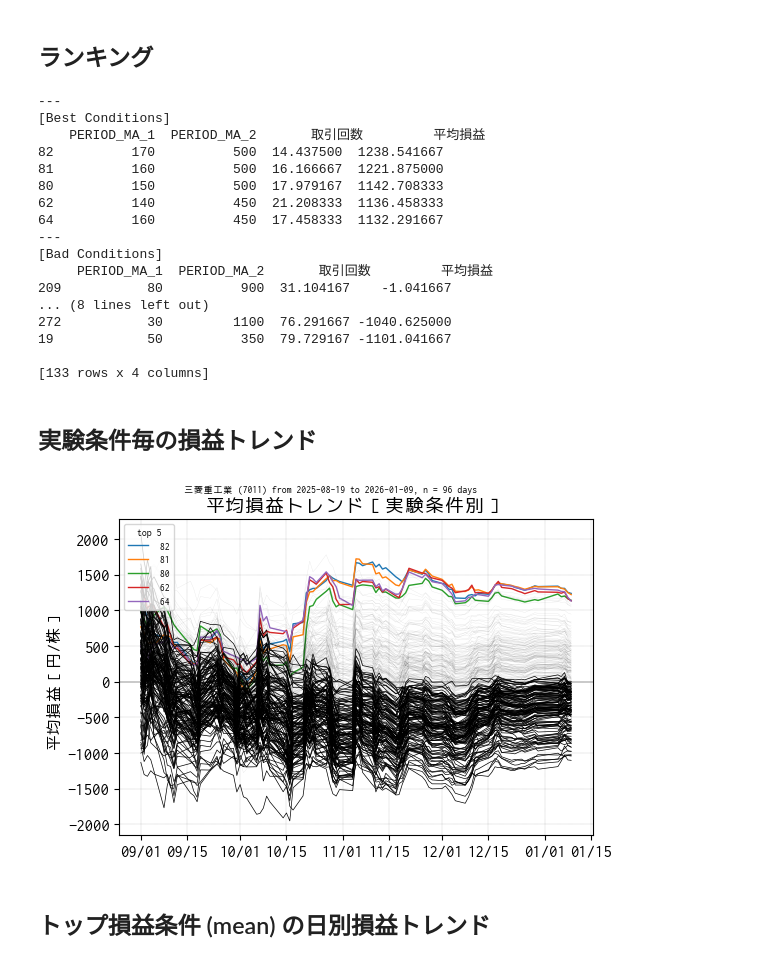
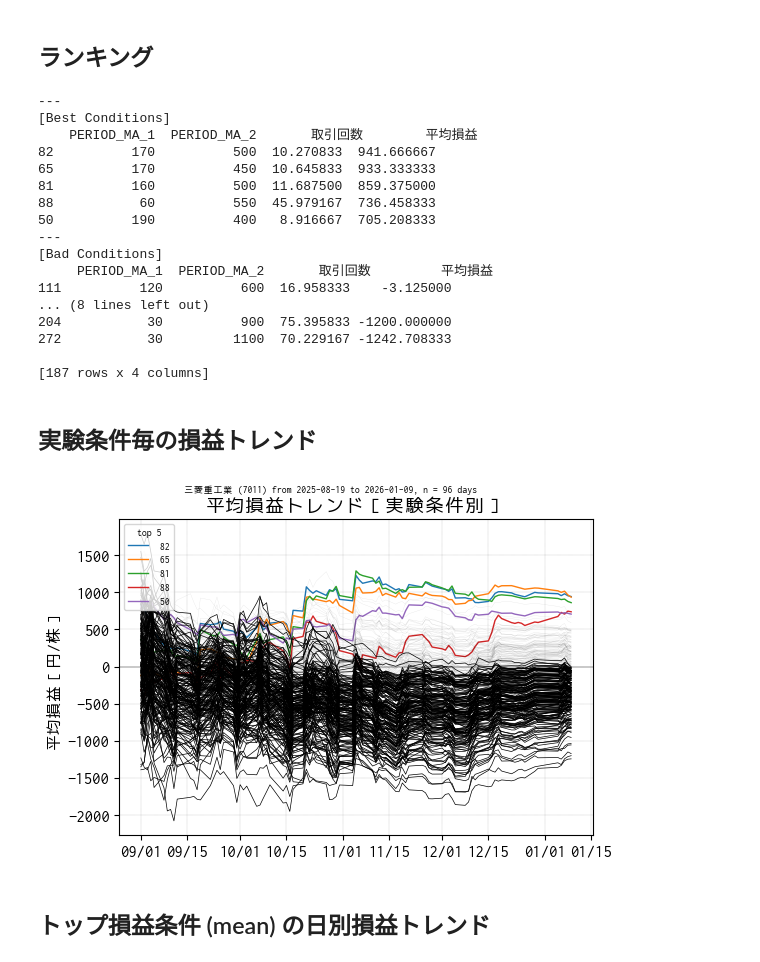
Before and after one commit to bitwalk123/kabuto, a Jupyter notebook: jupyter/sample_044_base_analysis.ipynb, the cells around one changed output. Cells and saved outputs as stored; diff of their text form; code cells hidden in the pictures.

```diff
--- a/jupyter/sample_044_base_analysis.ipynb
+++ b/jupyter/sample_044_base_analysis.ipynb
@@ -45,7 +45,7 @@ def get_date_from_file(file: str) -> pd.Timestamp:
 # %% [markdown]
 ## CSV ファイル一覧の取得
 # %%
-name_doe = "doe-10c"  # 実験計画名（フォルダ名）
+name_doe = "doe-10"  # 実験計画名（フォルダ名）
 name_code = "7011"  # 銘柄コード
 # name_code = "8306"  # 銘柄コード
 dict_code = get_ticker_name_list([name_code])
@@ -64,11 +64,13 @@ print(f"# of tick files : {n_day}")
 file_last = list_file[-1]
 pattern_date = re.compile(r".+_(\d{4})(\d{2})(\d{2})\..+")
 if m := pattern_date.match(file_last):
-    date_dir = os.path.join("..", "output", name_doe, f"y{m.group(1)}", m.group(2))
-    date_str = os.path.join(date_dir, m.group(3))
+    date_dir = os.path.join(
+        "..", "output", name_doe, f"y{m.group(1)}", m.group(2), m.group(3)
+    )
+    date_str = date_dir
 else:
-    date_dir = os.path.join("..", "output", name_doe, "y0000", "00")
-    date_str = os.path.join(date_dir, "00")
+    date_dir = os.path.join("..", "output", name_doe, "y0000", "00", "00")
+    date_str = date_dir
 os.makedirs(date_dir, exist_ok=True)
 print(f"\n日付文字列 : {date_str}")
 # %% [output]
@@ -113,7 +115,7 @@ styled = (
     .set_table_attributes('class="simple"')
 )
 html = styled.to_html()
-output = f"{date_str}_{name_code}_latest_single.html"
+output = os.path.join(date_str, f"{name_code}_latest_single.html")
 with open(output, "w", encoding="utf-8") as f:
     f.write(html)
 
@@ -293,7 +295,7 @@ styled = (
 )
 
 html = styled.to_html()
-output = f"{date_str}_{name_code}_summary.html"
+output = os.path.join(date_str, f"{name_code}_summary.html")
 with open(output, "w", encoding="utf-8") as f:
     f.write(html)
 # %% [output]
@@ -448,7 +450,7 @@ styled = (
     .set_table_attributes('class="simple"')
 )
 html = styled.to_html()
-output = f"{date_str}_{name_code}_best.html"
+output = os.path.join(date_str, f"{name_code}_best.html")
 with open(output, "w", encoding="utf-8") as f:
     f.write(html)
 
@@ -467,21 +469,21 @@ print(df_negative)
 # %% [output]
 ---
 [Best Conditions]
-    PERIOD_MA_1  PERIOD_MA_2       取引回数         平均損益
-82          170          500  14.437500  1238.541667
-81          160          500  16.166667  1221.875000
-80          150          500  17.979167  1142.708333
-62          140          450  21.208333  1136.458333
-64          160          450  17.458333  1132.291667
+    PERIOD_MA_1  PERIOD_MA_2       取引回数        平均損益
+82          170          500  10.270833  941.666667
+65          170          450  10.645833  933.333333
+81          160          500  11.687500  859.375000
+88           60          550  45.979167  736.458333
+50          190          400   8.916667  705.208333
 ---
 [Bad Conditions]
      PERIOD_MA_1  PERIOD_MA_2       取引回数         平均損益
-209           80          900  31.104167    -1.041667
+111          120          600  16.958333    -3.125000
 ... (8 lines left out)
-272           30         1100  76.291667 -1040.625000
-19            50          350  79.729167 -1101.041667
+204           30          900  75.395833 -1200.000000
+272           30         1100  70.229167 -1242.708333
 
-[133 rows x 4 columns]
+[187 rows x 4 columns]
 # %% [markdown]
 ## 実験条件毎の損益トレンド
 # %%
@@ -490,35 +492,35 @@ print(df_negative)
 # ---------------------------------------------------------
 plt.rcParams["font.size"] = 12
 fig, ax = plt.subplots(figsize=(6, 4))
 
 dt_from = pd.to_datetime("2025-09-01")
 df_trend = df_mean[dt_from <= df_mean.index]
 
 for colname in ser_ranking.index:
     if colname in best_conditions:  # トップランキンgだけ色を付ける
         ax.plot(df_trend[colname], linewidth=1.0, label=f"{colname:3d}")
     elif colname in negative_conditions:  # 最新の平均収益が負になっている条件
         ax.plot(df_trend[colname], linewidth=0.5, linestyle="solid", color="black")
     else:
         ax.plot(df_trend[colname], linewidth=0.25, color="black", alpha=0.1)
 
 ax.axhline(y=0, color="black", linewidth=0.25)
 ax.xaxis.set_major_formatter(mdates.DateFormatter("%m/%d"))
 ax.grid(True, color="black", linestyle="dotted", linewidth=0.25, alpha=0.6)
 ax.set_ylabel("平均損益［円/株］")
 ax.set_title("平均損益トレンド［実験条件別］")
 # 凡例
 lg = ax.legend(loc="upper left", fontsize=7)
 lg.set_title(f"top {len(best_conditions)}", prop={"size": 7})
 
-output = f"{date_str}_{name_code}_trend_mean_profit_{target}.png"
+output = os.path.join(date_str, f"{name_code}_trend_mean_profit_{target}.png")
 plt.suptitle(title_scope, fontsize=7)
 plt.tight_layout()
 plt.subplots_adjust(top=0.895)  # 上の余白だけ調整
 plt.savefig(output)
 plt.show()
 # %% [output]
-[figure, old version]
+[figure, new version]
 # %% [markdown]
 ## トップ損益条件 (mean) の日別損益トレンド
 # %%
```
Also changed, not shown: parts of 17 cells of this notebook, 15 other files.
